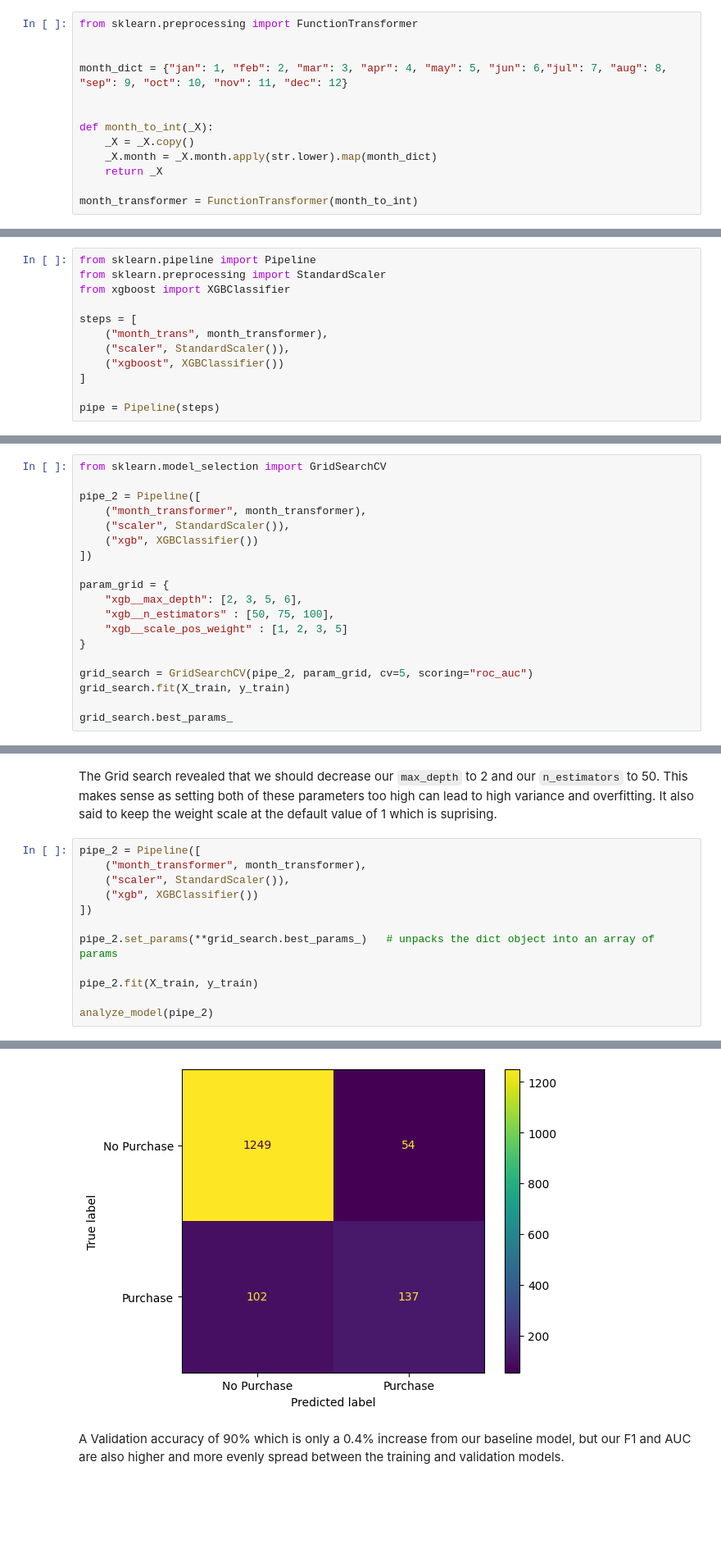
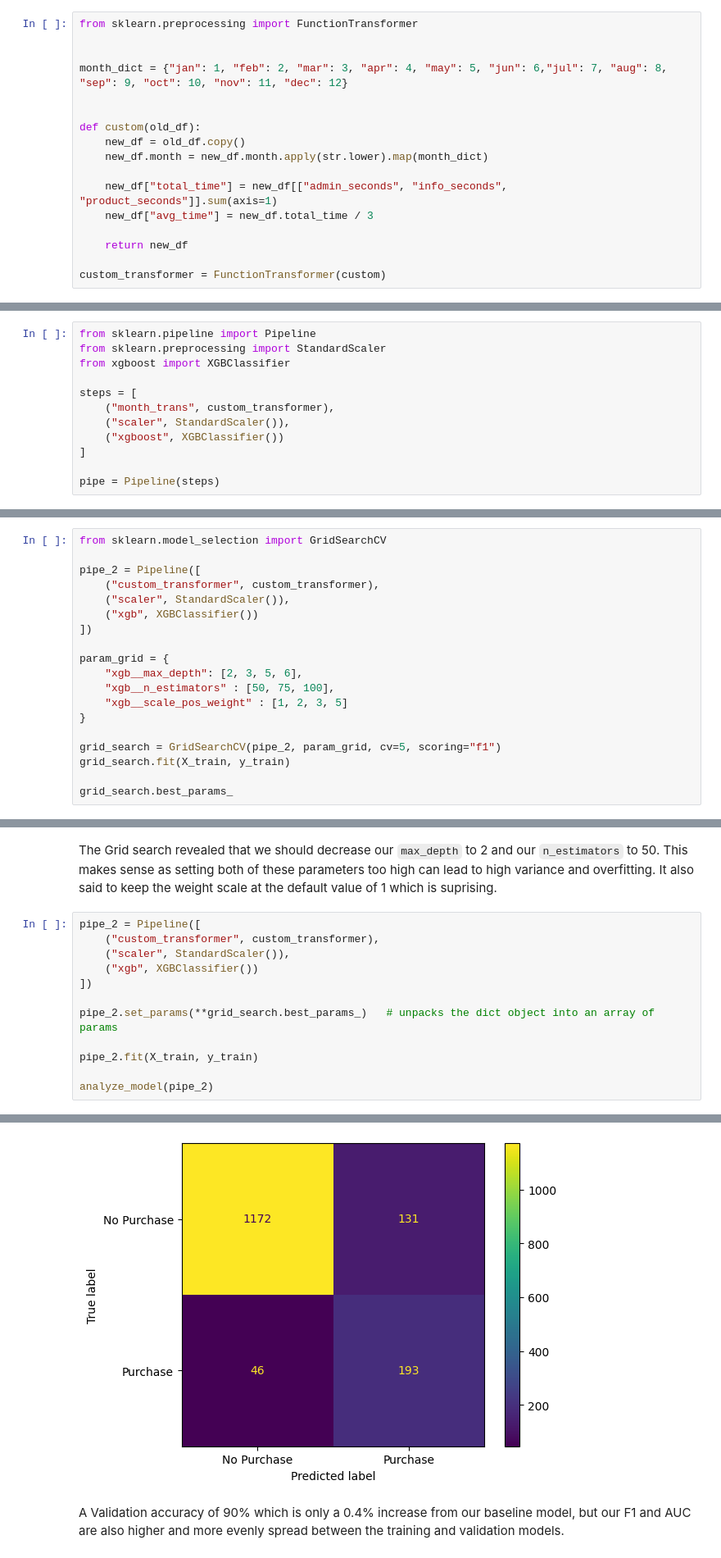
Before and after one commit to ACB-prgm/Predicting-Website-Purchases, a Jupyter notebook: student.ipynb, the cells around one changed output, grey strips where cells are left out. Shown at 82% size. Cells and saved outputs as stored; diff of their text form; blank space fills up the shorter version.

```diff
--- a/student.ipynb
+++ b/student.ipynb
@@ -90,12 +97,16 @@ from sklearn.preprocessing import FunctionTransformer
 month_dict = {"jan": 1, "feb": 2, "mar": 3, "apr": 4, "may": 5, "jun": 6,"jul": 7, "aug": 8, "sep": 9, "oct": 10, "nov": 11, "dec": 12}
 
 
-def month_to_int(_X):
-    _X = _X.copy()
-    _X.month = _X.month.apply(str.lower).map(month_dict)
-    return _X
+def custom(old_df):
+    new_df = old_df.copy()
+    new_df.month = new_df.month.apply(str.lower).map(month_dict)
 
-month_transformer = FunctionTransformer(month_to_int)
+    new_df["total_time"] = new_df[["admin_seconds", "info_seconds", "product_seconds"]].sum(axis=1)
+    new_df["avg_time"] = new_df.total_time / 3
+
+    return new_df
+
+custom_transformer = FunctionTransformer(custom)
 # %% [markdown]
 As the data is also not on the same scale, I will scale it using the `StandardScaler`.  This will also help to reduce some of the noise in the data.  I will also create a pipeline that transforms the month variable, scales the data, and then fits to the xgb classifier to make the code more conscise and changes more clear.
 # %%
@@ -104,7 +115,7 @@ from sklearn.preprocessing import StandardScaler
 from xgboost import XGBClassifier
 
 steps = [
-    ("month_trans", month_transformer),
+    ("month_trans", custom_transformer),
     ("scaler", StandardScaler()),
     ("xgboost", XGBClassifier())
 ]
@@ -180,7 +217,7 @@ Not bad.  We are already outperforming our benchmark of 84.5% Accuracy, but we c
 from sklearn.model_selection import GridSearchCV
 
 pipe_2 = Pipeline([
-    ("month_transformer", month_transformer),
+    ("custom_transformer", custom_transformer),
     ("scaler", StandardScaler()),
     ("xgb", XGBClassifier())
 ])
@@ -191,7 +228,7 @@ param_grid = {
     "xgb__scale_pos_weight" : [1, 2, 3, 5]
 }
 
-grid_search = GridSearchCV(pipe_2, param_grid, cv=5, scoring="roc_auc")
+grid_search = GridSearchCV(pipe_2, param_grid, cv=5, scoring="f1")
 grid_search.fit(X_train, y_train)
 
 grid_search.best_params_
@@ -201,7 +238,7 @@ grid_search.best_params_
 The Grid search revealed that we should decrease our `max_depth` to 2 and our `n_estimators` to 50.  This makes sense as setting both of these parameters too high can lead to high variance and overfitting.  It also said to keep the weight scale at the default value of 1 which is suprising.
 # %%
 pipe_2 = Pipeline([
-    ("month_transformer", month_transformer),
+    ("custom_transformer", custom_transformer),
     ("scaler", StandardScaler()),
     ("xgb", XGBClassifier())
 ])
@@ -222,4 +260,4 @@ Validation AUC:  0.7658894665352246
-[figure, old version]
+[figure, new version]
 # %% [markdown]
 A Validation accuracy of 90% which is only a 0.4% increase from our baseline model, but our F1 and AUC are also higher and more evenly spread between the training and validation models.
 # %% [markdown]
```
Also changed, not shown: parts of 13 cells of this notebook, 2 other files.
